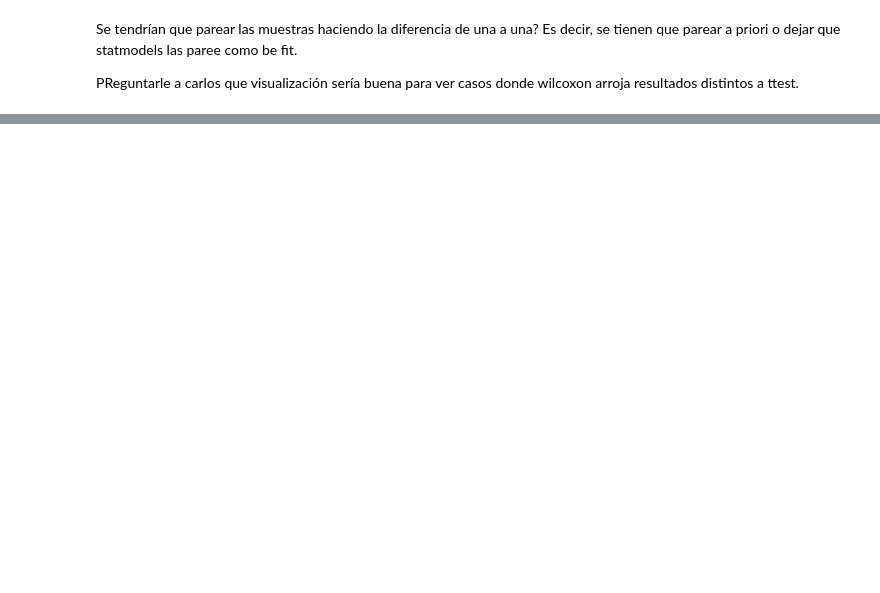
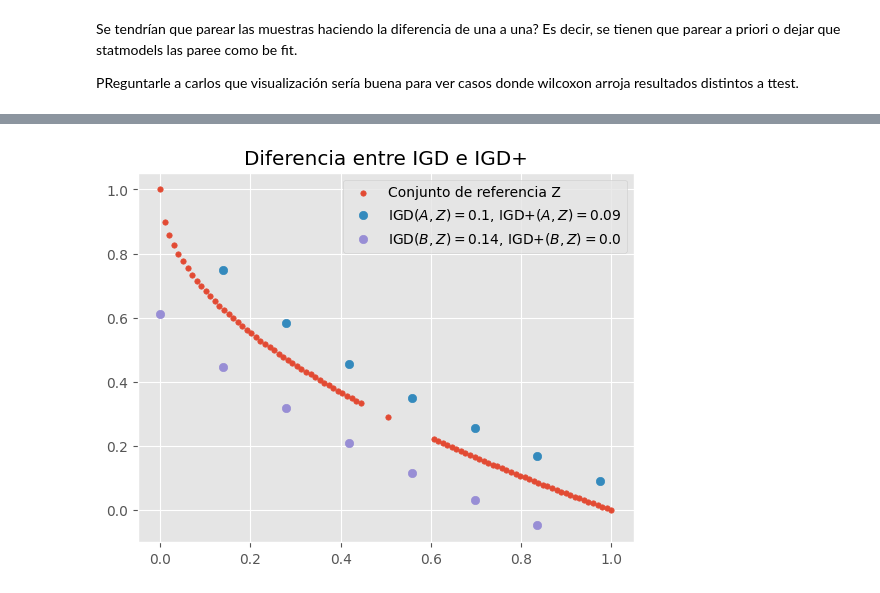
Before and after one commit to linear-regret/Tesis-Latex-LCD, a Jupyter notebook: generando_imgs_tesis.ipynb, the cells around one changed output, grey strips where cells are left out. Cells and saved outputs as stored; diff of their text form; code cells hidden in the pictures; blank space fills up the shorter version.

```diff
--- a/generando_imgs_tesis.ipynb
+++ b/generando_imgs_tesis.ipynb
@@ -775,0 +986,18 @@ plt.show()
+# %%
+from pymoo.indicators.igd import IGD
+from pymoo.indicators.igd_plus import IGDPlus
+
+igd = IGD(pf)
+igdp  =IGDPlus(pf)
+A_recorrido = A-ε_plus
+igd(A), igdp(A), igd(A_recorrido), igdp(A_recorrido)
+
+plt.title('Diferencia entre IGD e IGD+')
+plt.scatter(pf[:,0],pf[:,1], label = 'Conjunto de referencia Z', s=15)
+plt.scatter(A[:,0],A[:,1], label=f'IGD$(A,Z)={round(igd(A),2)}$, IGD+$(A,Z)={round(igdp(A),2)}$' ,alpha=1)
+plt.scatter(A_recorrido[:,0],A_recorrido[:,1], label=f'IGD$(B,Z)={round(igd(A_recorrido),2)}$, IGD+$(B,Z)={round(igdp(A_recorrido),2)}$',alpha=1)
+# plt.scatter(A_recorrido[:,0],A_recorrido[:,1],label= '$IGD+(A,B)=0$')
+plt.legend()
+plt.savefig('../Tesis_Latex_LCD/Figuras/igdp_demo.pdf')
+# %% [output]
+[figure, added]
```
Also changed, not shown: parts of 30 cells of this notebook, 14 other files.
